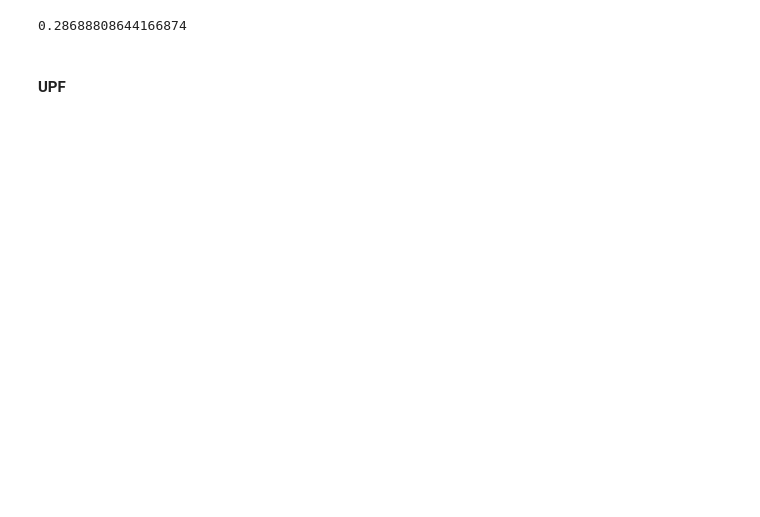
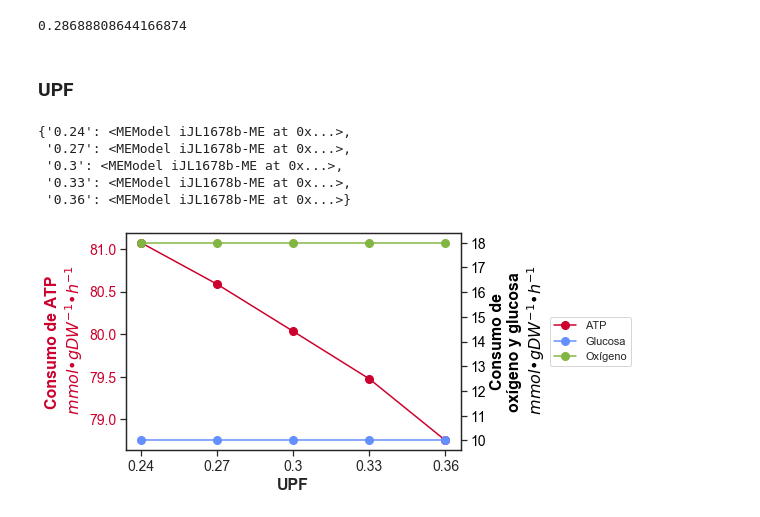
Before and after one commit to utrillalab/Cell_Resource_Minimization_Strategies, a Jupyter notebook: src/Energy.ipynb, the cells around one changed output. Cells and saved outputs as stored; diff of their text form; code cells hidden in the pictures; blank space fills up the shorter version.

Commit message:
ME UPF energy analysis

```diff
--- a/src/Energy.ipynb
+++ b/src/Energy.ipynb
@@ -229,4 +229,4 @@ costo_Mb_2
 # %% [output]
 0.28688808644166874
 # %% [markdown]
-#### UPF
+### UPF
@@ -234,0 +233,21 @@ plot_glc_ox_atp(consumption_transR, transcription_models)
+# %%
+valores= ['0.24', '0.27', '0.3', '0.33', '0.36']
+modelos_ox_glc = {}
+for upf in valores:
+    name = 'me'+upf.split('.')[1]
+    with open('../files/models/ATPM_UPF_OX_GLC'+name+'.pickle', 'rb') as f:
+        modelos_ox_glc[upf] = pickle.load(f)
+# %%
+modelos_ox_glc
+# %% [output]
+{'0.24': <MEModel iJL1678b-ME at 0x...>,
+ '0.27': <MEModel iJL1678b-ME at 0x...>,
+ '0.3': <MEModel iJL1678b-ME at 0x...>,
+ '0.33': <MEModel iJL1678b-ME at 0x...>,
+ '0.36': <MEModel iJL1678b-ME at 0x...>}
+# %%
+consumption_me_ox_glc, production_me_ox_glc = energy_per_model(modelos_ox_glc)
+# %%
+plot_glc_ox_atp(consumption_me_ox_glc, modelos_ox_glc)
+# %% [output]
+[figure, added]
```
Also changed, not shown: parts of 25 cells of this notebook, 10 other files.
